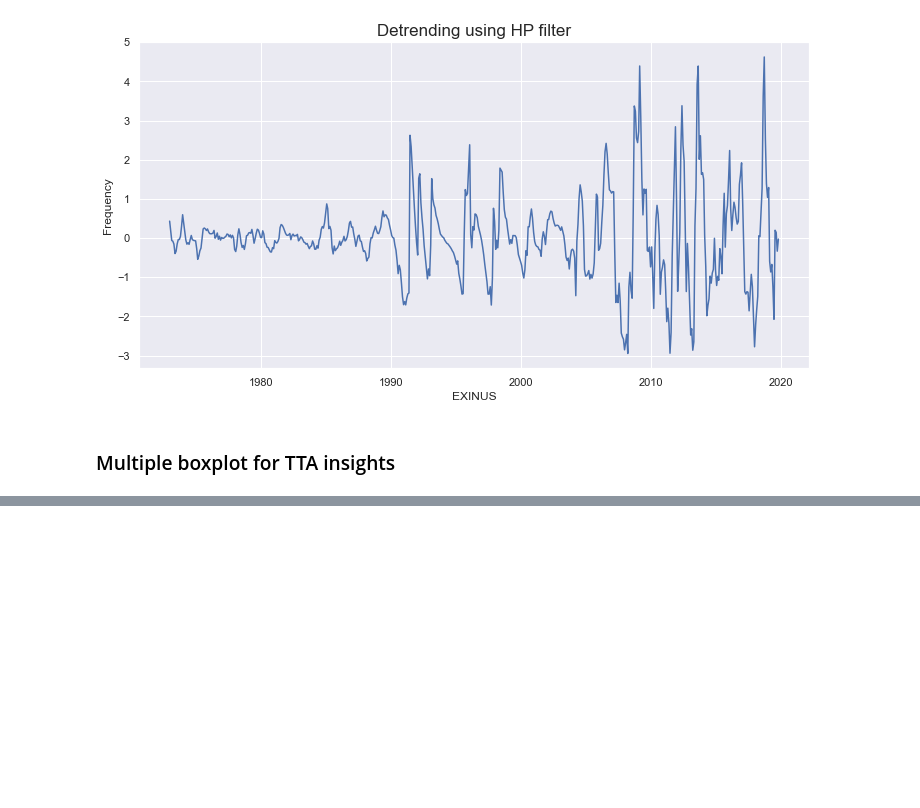
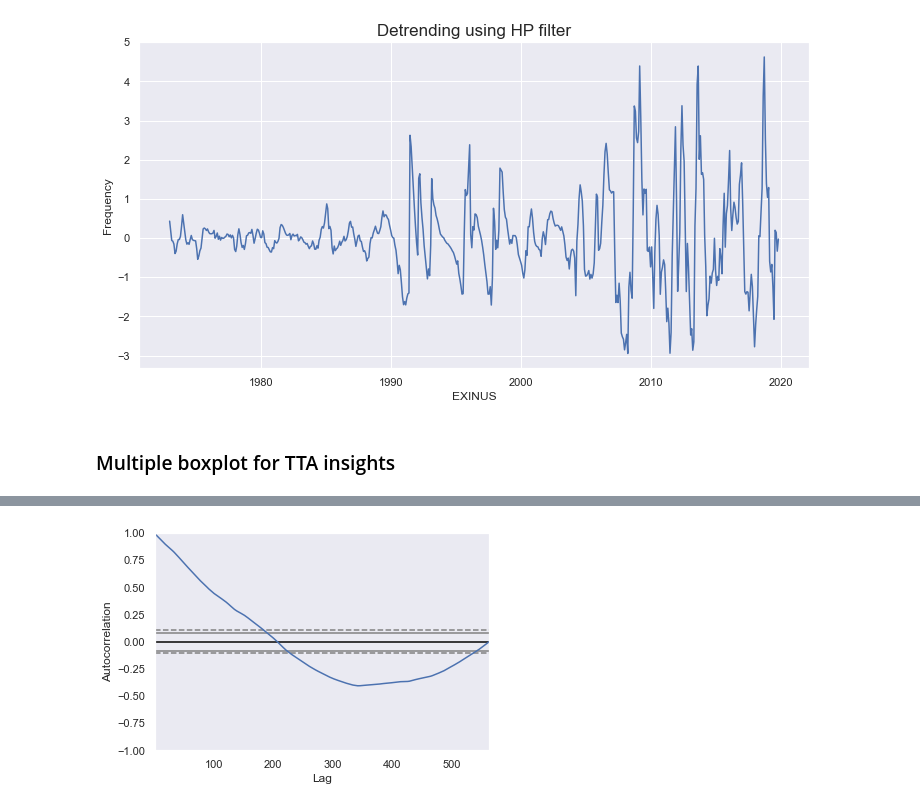
Before and after one commit to dissagaliyeva/python, a Jupyter notebook: time_series/characteristics.ipynb, the cells around one changed output, grey strips where cells are left out. Drawn from its saved outputs; the diff is of its cells as text; code cells hidden in the pictures; blank space fills up the shorter version.

Commit message:
Autocorrelation, smoothing, and other techniques

```diff
--- a/time_series/characteristics.ipynb
+++ b/time_series/characteristics.ipynb
@@ -119,0 +133,7 @@ plt.show()
+# %%
+from pandas.plotting import autocorrelation_plot
+
+autocorrelation_plot(df.EXINUS.tolist())
+plt.show()
+# %% [output]
+[figure, added]
```
Also changed, not shown: parts of 10 cells of this notebook.
